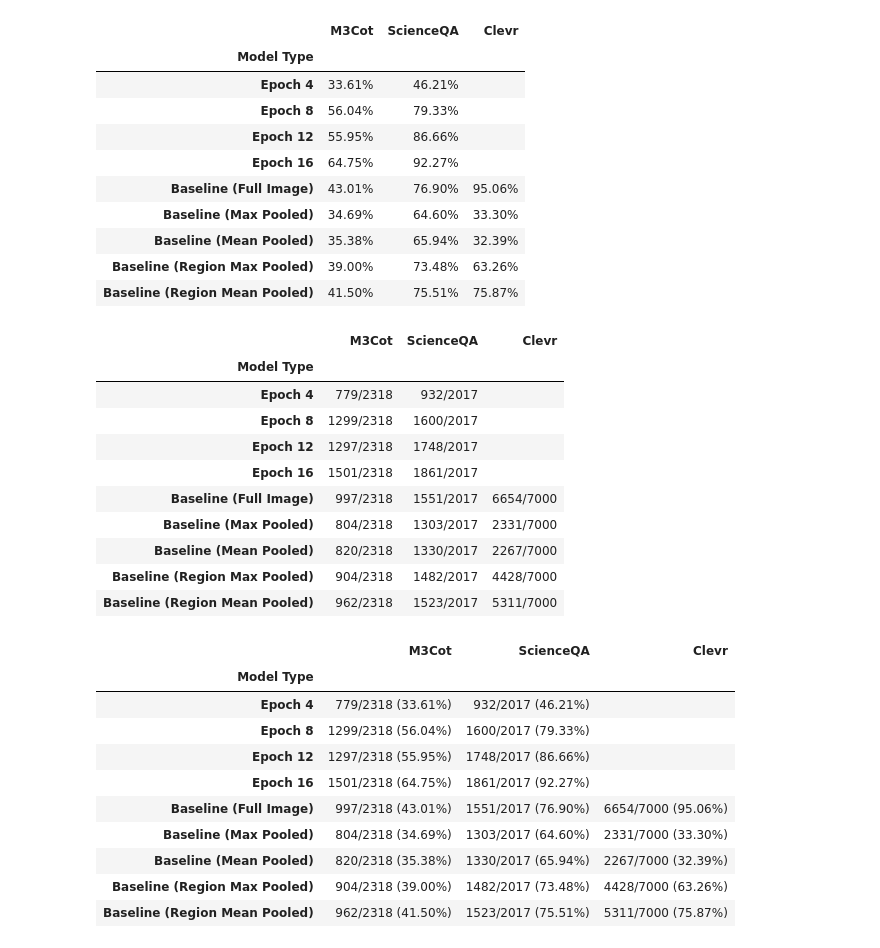
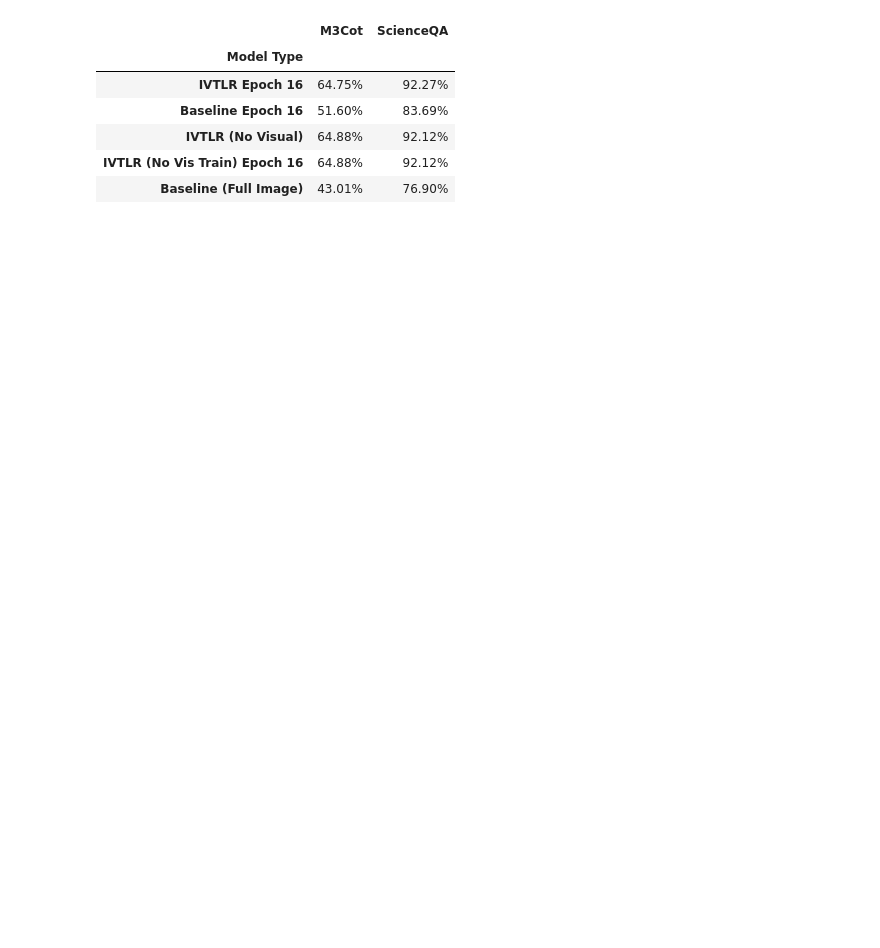
Before and after one commit to HaiderDawoodKhan/IVTLR-Baseline, a Jupyter notebook: qwen_vl/analysis/results.ipynb, the cells around one changed output. Saved outputs shown, nothing was run; the diff lists cells and outputs as text; code cells hidden in the pictures; blank space fills up the shorter version.

```diff
--- a/qwen_vl/analysis/results.ipynb
+++ b/qwen_vl/analysis/results.ipynb
@@ -112,7 +148,6 @@ for summary_path in baseline_files:
 
 rows.extend([baseline_rows[k] for k in sorted(baseline_rows.keys())])
 # %%
-
 def _metric_to_count(metrics):
     if not metrics:
         return ""
@@ -151,6 +186,7 @@ column_map = {
     "clevr": "Clevr",
 }
 
+
 baseline_map = {
     "baseline_full_image": "Baseline (Full Image)",
     "baseline_mean_pooled": "Baseline (Mean Pooled)",
@@ -161,54 +197,45 @@ baseline_map = {
 
 
 def _apply_labels(df):
-    df = df.rename(columns=column_map)
-    df.index = df.index.map(
-        lambda name: baseline_map.get(
+    def _label(name):
+        if name.startswith("ivtlr_epoch_"):
+            return name.replace("ivtlr_epoch_", "IVTLR Epoch ")
+        if name.startswith("baseline_epoch_"):
+            return name.replace("baseline_epoch_", "Baseline Epoch ")
+        if name.startswith("ivtlr_no_visual"):
+            return "IVTLR (No Visual)"
+        if name.startswith("ivtlr_no_vis_epoch_"):
+            return name.replace("ivtlr_no_vis_epoch_", "IVTLR (No Vis Train) Epoch ")
+        return baseline_map.get(
             name,
             name.replace("epoch_", "Epoch ") if name.startswith("epoch_") else name,
         )
-    )
+
+    df = df.rename(columns=column_map)
+    df.index = df.index.map(_label)
     return df
 
 
-table_both = _apply_labels(_render_df(rows, _metric_to_both))
-table_counts = _apply_labels(_render_df(rows, _metric_to_count))
-table_accuracy = _apply_labels(_render_df(rows, _metric_to_accuracy))
+def _reorder_table(df):
+    desired_order = [
+        "IVTLR (No Visual)",
+        "IVTLR (No Vis Train) Epoch 16",
+    ]
+    existing = [name for name in desired_order if name in df.index]
+    remaining = [name for name in df.index if name not in existing]
+    return df.loc[existing + remaining]
+
+
+table_both = _reorder_table(_apply_labels(_render_df(rows, _metric_to_both)))
+table_counts = _reorder_table(_apply_labels(_render_df(rows, _metric_to_count)))
+table_accuracy = _reorder_table(_apply_labels(_render_df(rows, _metric_to_accuracy)))
 # %%
-display(table_accuracy)
-display(table_counts)
-display(table_both)
+display(table_accuracy.loc[["IVTLR Epoch 16", "Baseline Epoch 16", "IVTLR (No Visual)", "IVTLR (No Vis Train) Epoch 16", "Baseline (Full Image)"]][["M3Cot", "ScienceQA"]])
 # %% [output]
-|  | M3Cot | ScienceQA | Clevr |
-| Model Type |  |  |  |
-| Epoch 4 | 33.61% | 46.21% |  |
-| Epoch 8 | 56.04% | 79.33% |  |
-| Epoch 12 | 55.95% | 86.66% |  |
-| Epoch 16 | 64.75% | 92.27% |  |
-| Baseline (Full Image) | 43.01% | 76.90% | 95.06% |
-| Baseline (Max Pooled) | 34.69% | 64.60% | 33.30% |
-| Baseline (Mean Pooled) | 35.38% | 65.94% | 32.39% |
-| Baseline (Region Max Pooled) | 39.00% | 73.48% | 63.26% |
-| Baseline (Region Mean Pooled) | 41.50% | 75.51% | 75.87% |
+|  | M3Cot | ScienceQA |
+| Model Type |  |  |
+| IVTLR Epoch 16 | 64.75% | 92.27% |
+| Baseline Epoch 16 | 51.60% | 83.69% |
+| IVTLR (No Visual) | 64.88% | 92.12% |
+| IVTLR (No Vis Train) Epoch 16 | 64.88% | 92.12% |
+| Baseline (Full Image) | 43.01% | 76.90% |
-|  | M3Cot | ScienceQA | Clevr |
-| Model Type |  |  |  |
-| Epoch 4 | 779/2318 | 932/2017 |  |
-| Epoch 8 | 1299/2318 | 1600/2017 |  |
-| Epoch 12 | 1297/2318 | 1748/2017 |  |
-| Epoch 16 | 1501/2318 | 1861/2017 |  |
-| Baseline (Full Image) | 997/2318 | 1551/2017 | 6654/7000 |
-| Baseline (Max Pooled) | 804/2318 | 1303/2017 | 2331/7000 |
-| Baseline (Mean Pooled) | 820/2318 | 1330/2017 | 2267/7000 |
-| Baseline (Region Max Pooled) | 904/2318 | 1482/2017 | 4428/7000 |
-| Baseline (Region Mean Pooled) | 962/2318 | 1523/2017 | 5311/7000 |
-|  | M3Cot | ScienceQA | Clevr |
-| Model Type |  |  |  |
-| Epoch 4 | 779/2318 (33.61%) | 932/2017 (46.21%) |  |
-| Epoch 8 | 1299/2318 (56.04%) | 1600/2017 (79.33%) |  |
-| Epoch 12 | 1297/2318 (55.95%) | 1748/2017 (86.66%) |  |
-| Epoch 16 | 1501/2318 (64.75%) | 1861/2017 (92.27%) |  |
-| Baseline (Full Image) | 997/2318 (43.01%) | 1551/2017 (76.90%) | 6654/7000 (95.06%) |
-| Baseline (Max Pooled) | 804/2318 (34.69%) | 1303/2017 (64.60%) | 2331/7000 (33.30%) |
-| Baseline (Mean Pooled) | 820/2318 (35.38%) | 1330/2017 (65.94%) | 2267/7000 (32.39%) |
-| Baseline (Region Max Pooled) | 904/2318 (39.00%) | 1482/2017 (73.48%) | 4428/7000 (63.26%) |
-| Baseline (Region Mean Pooled) | 962/2318 (41.50%) | 1523/2017 (75.51%) | 5311/7000 (75.87%) |
```
Also changed, not shown: parts of 8 cells of this notebook, 11 other files.
